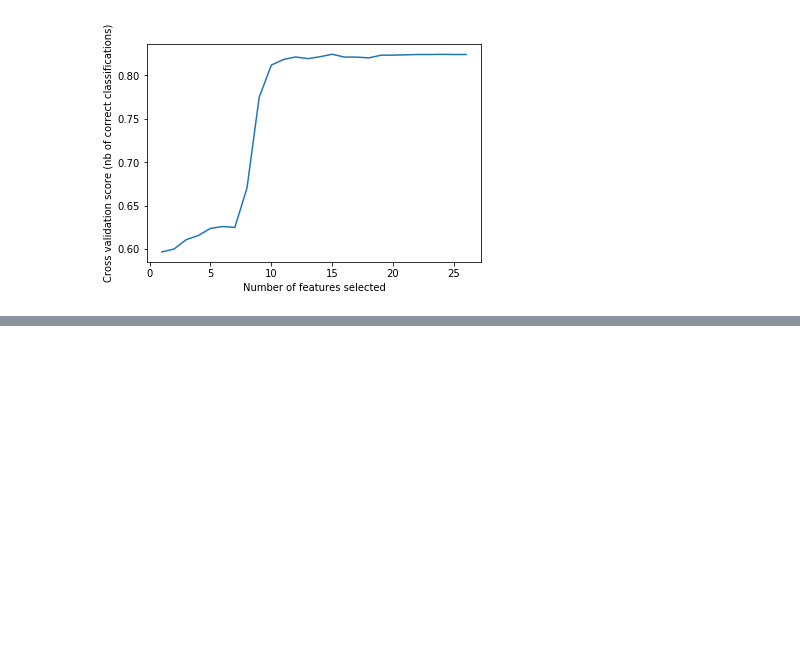
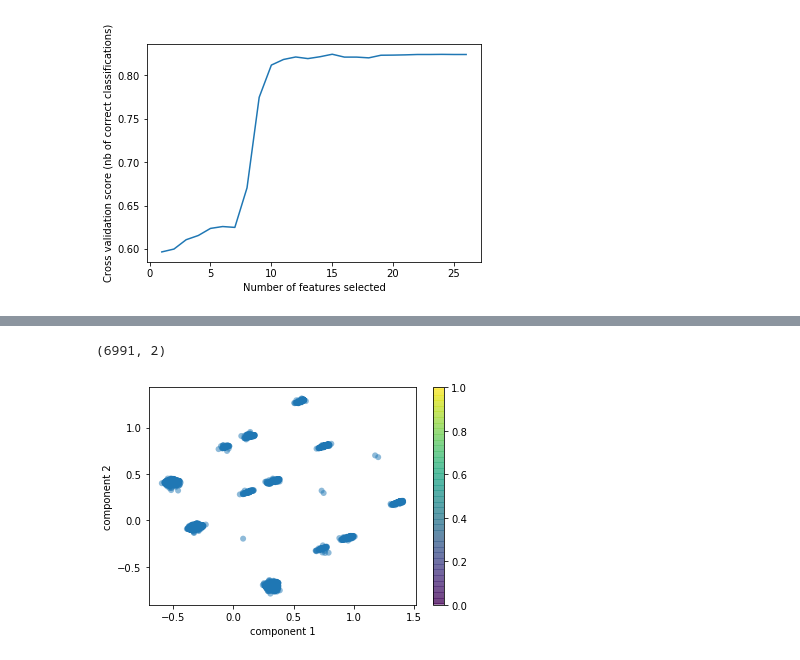
Before and after one commit to luisantoniococa/Exoplanet_Exploration_Machine_Learning, a Jupyter notebook: Preprocessing_and_feature_selection.ipynb, the cells around one changed output, grey strips where cells are left out. Saved outputs shown, nothing was run; the diff lists cells and outputs as text; code cells hidden in the pictures; blank space fills up the shorter version.

```diff
--- a/Preprocessing_and_feature_selection.ipynb
+++ b/Preprocessing_and_feature_selection.ipynb
@@ -432,7 +432,7 @@ plt.show()
 from sklearn.feature_selection import SelectFromModel
 from sklearn.linear_model import LogisticRegression
 
-embeded_lr_selector = SelectFromModel(LogisticRegression(penalty="l1"), max_features=num_feats)
+embeded_lr_selector = SelectFromModel(LogisticRegression(penalty="l2"), max_features=num_feats)
 embeded_lr_selector.fit(X_norm, y)
 
 embeded_lr_support = embeded_lr_selector.get_support()
@@ -480,0 +468,4 @@ pca_scores, fa_scores
+# %%
+pca = PCA(n_components=2)  # n_components specifies the new dimensionality
+X_reduced = pca.fit(X_norm).transform(X_norm) # or just pca.fit_transform(X)
+X_reduced = pd.DataFrame(data=X_reduced, columns=['X', 'y'])
@@ -480,0 +493,12 @@ pca_scores, fa_scores
+# %%
+X_reduced.shape
+# %% [output]
+(6991, 2)
+# %%
+plt.scatter(X_reduced.iloc[:, 0], X_reduced.iloc[:, 1],
+             edgecolor='none', alpha=0.5)
+plt.xlabel('component 1')
+plt.ylabel('component 2')
+plt.colorbar();
+# %% [output]
+[figure, added]
```
Also changed, not shown: parts of 10 cells of this notebook, 1 other file.
